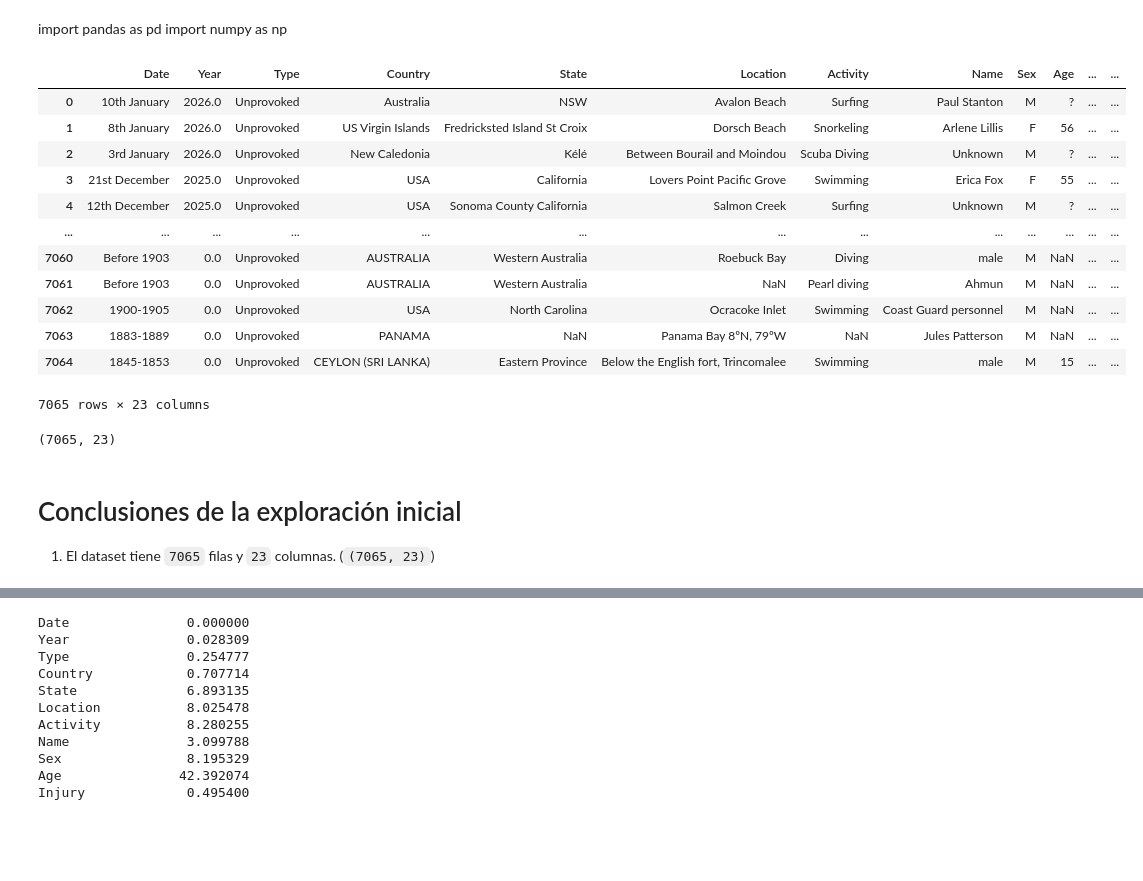
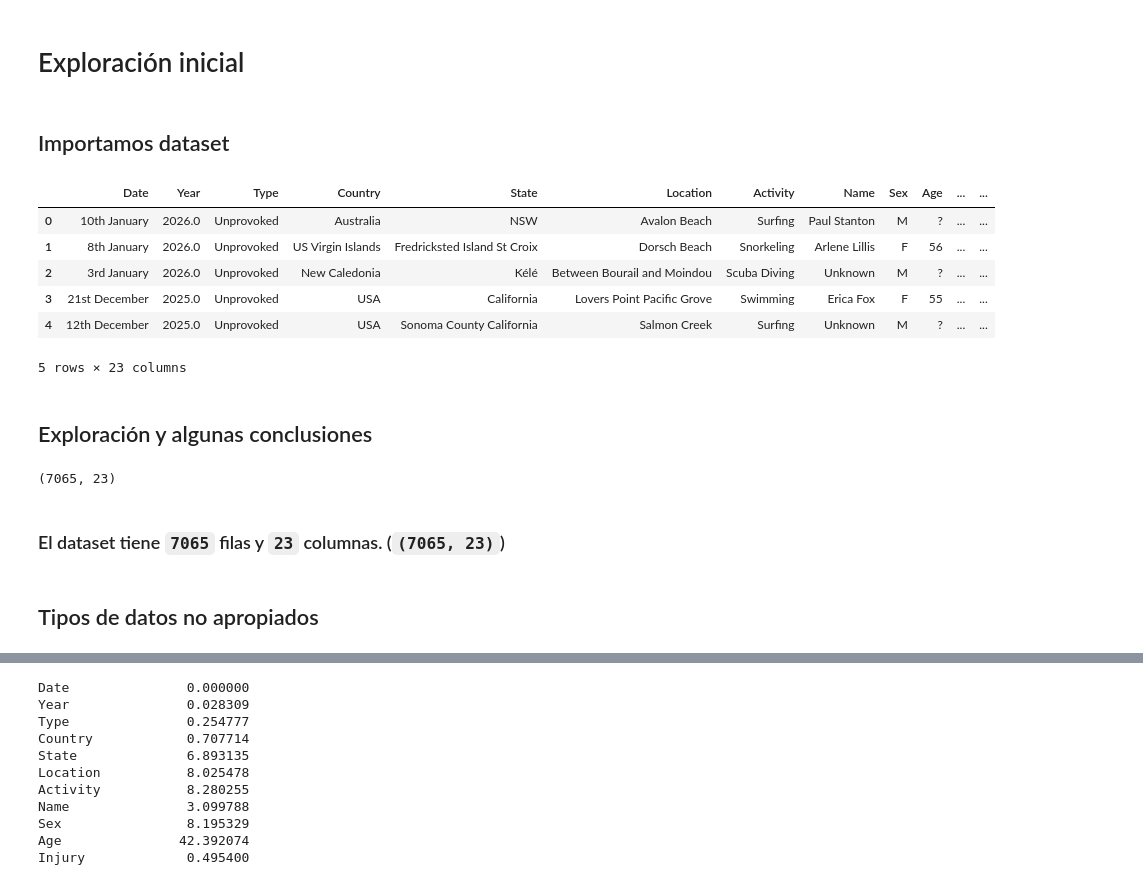
Before and after one commit to juaruibel/shark-attacks-manuel-juanjo, a Jupyter notebook: shark-atacks-manuel-juanjo.ipynb, the cells around one changed output, grey strips where cells are left out. Cells and saved outputs as stored; diff of their text form; code cells hidden in the pictures; blank space fills up the shorter version.

Commit message:
He añadido las conclusiones de ambos y el código que se ha utilizado para explorar el dataset

```diff
--- a/shark-atacks-manuel-juanjo.ipynb
+++ b/shark-atacks-manuel-juanjo.ipynb
@@ -1,33 +1,30 @@
-# %% [markdown]
-import pandas as pd
-import numpy as np
+# %% [markdown]
+# Exploración inicial
+# %% [markdown]
+## Importamos dataset
 # %%
 import pandas as pd
 
 url = "https://www.sharkattackfile.net/spreadsheets/GSAF5.xls"
 
 df_shark_attacks = pd.read_excel(url)
 
-df_shark_attacks
+df_shark_attacks.head()
 # %% [output]
 |  | Date | Year | Type | Country | State | Location | Activity | Name | Sex | Age | ... | ... |
 | 0 | 10th January | 2026.0 | Unprovoked | Australia | NSW | Avalon Beach | Surfing | Paul Stanton | M | ? | ... | ... |
 | 1 | 8th January | 2026.0 | Unprovoked | US Virgin Islands | Fredricksted Island St Croix | Dorsch Beach | Snorkeling | Arlene Lillis | F | 56 | ... | ... |
 | 2 | 3rd January | 2026.0 | Unprovoked | New Caledonia | Kélé | Between Bourail and Moindou | Scuba Diving | Unknown | M | ? | ... | ... |
 | 3 | 21st December | 2025.0 | Unprovoked | USA | California | Lovers Point Pacific Grove | Swimming | Erica Fox | F | 55 | ... | ... |
 | 4 | 12th December | 2025.0 | Unprovoked | USA | Sonoma County California | Salmon Creek | Surfing | Unknown | M | ? | ... | ... |
-| ... | ... | ... | ... | ... | ... | ... | ... | ... | ... | ... | ... | ... |
-| 7060 | Before 1903 | 0.0 | Unprovoked | AUSTRALIA | Western Australia | Roebuck Bay | Diving | male | M | NaN | ... | ... |
-| 7061 | Before 1903 | 0.0 | Unprovoked | AUSTRALIA | Western Australia | NaN | Pearl diving | Ahmun | M | NaN | ... | ... |
-| 7062 | 1900-1905 | 0.0 | Unprovoked | USA | North Carolina | Ocracoke Inlet | Swimming | Coast Guard personnel | M | NaN | ... | ... |
-| 7063 | 1883-1889 | 0.0 | Unprovoked | PANAMA | NaN | Panama Bay 8ºN, 79ºW | NaN | Jules Patterson | M | NaN | ... | ... |
-| 7064 | 1845-1853 | 0.0 | Unprovoked | CEYLON (SRI LANKA) | Eastern Province | Below the English fort, Trincomalee | Swimming | male | M | 15 | ... | ... |
-7065 rows × 23 columns
+5 rows × 23 columns
+# %% [markdown]
+## Exploración y algunas conclusiones
 # %%
 print(df_shark_attacks.shape)
 # %% [output]
 (7065, 23)
 # %% [markdown]
-# Conclusiones de la exploración inicial
-
-1. El dataset tiene `7065` filas y `23` columnas. (`(7065, 23)`)
+### El dataset tiene `7065` filas y `23` columnas. (`(7065, 23)`)
+# %% [markdown]
+## Tipos de datos no apropiados
```
Also changed, not shown: parts of 50 cells of this notebook, 2 other files.
